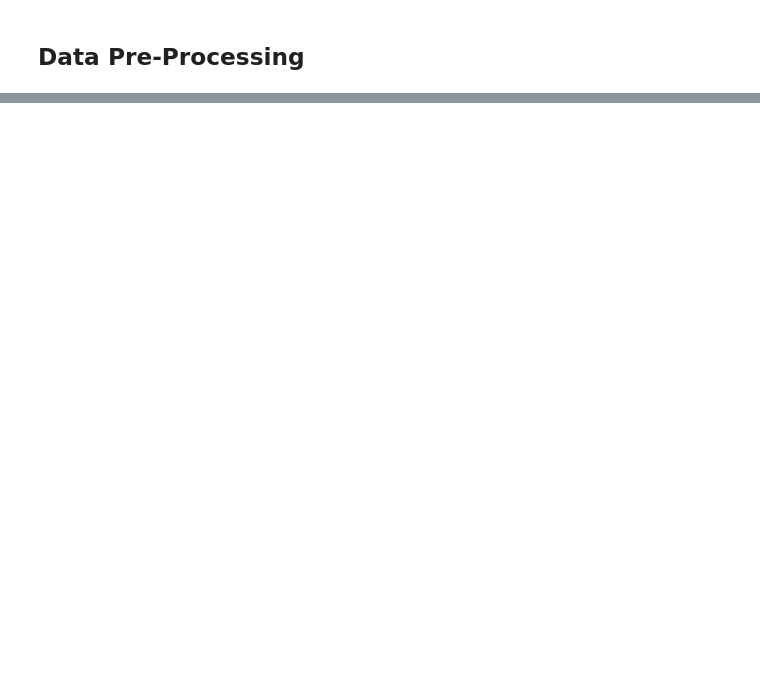
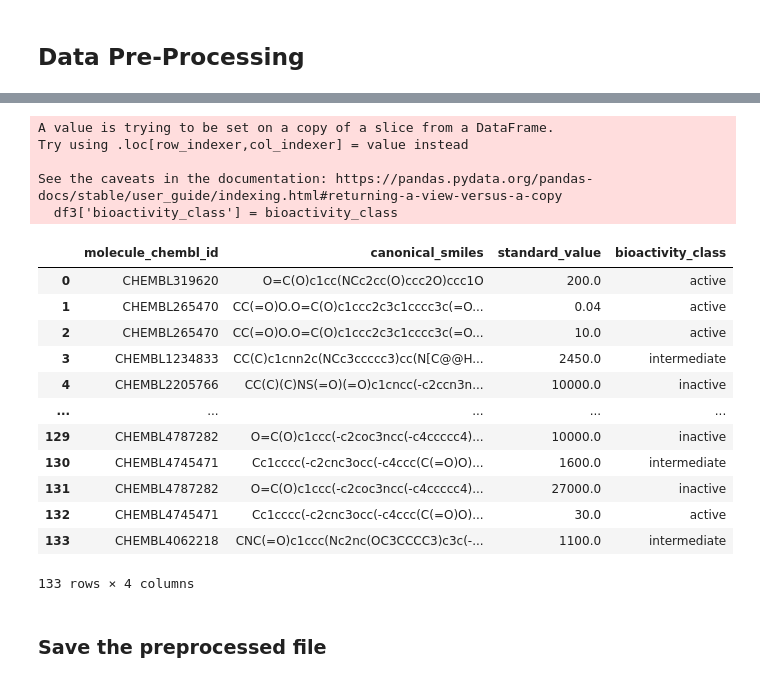
Before and after one commit to samservo09/bioinformatics-bipolar-drug-discovery, a Jupyter notebook: 1-data-collection.ipynb, the cells around one changed output, grey strips where cells are left out. Saved outputs shown, nothing was run; the diff lists cells and outputs as text; code cells hidden in the pictures; blank space fills up the shorter version.

Commit message:
preprocessed the collected data

```diff
--- a/1-data-collection.ipynb
+++ b/1-data-collection.ipynb
@@ -62,0 +116,3 @@ dtype: object
+# %%
+df2 = df[df.standard_value.notna()]
+df2
@@ -62,0 +149,9 @@ dtype: object
+# %%
+bioactivity_class = []
+for i in df2.standard_value:
+  if float(i) >= 10000:
+    bioactivity_class.append("inactive")
+  elif float(i) <= 1000:
+    bioactivity_class.append("active")
+  else:
+    bioactivity_class.append("intermediate")
@@ -62,0 +186,4 @@ dtype: object
+# %%
+selection = ['molecule_chembl_id', 'canonical_smiles', 'standard_value']
+df3 = df2[selection]
+df3
@@ -62,0 +204,25 @@ dtype: object
+# %%
+# combine bioactivity column with the created dataframe
+df3['bioactivity_class'] = bioactivity_class
+df3
+# %% [output]
+A value is trying to be set on a copy of a slice from a DataFrame.
+Try using .loc[row_indexer,col_indexer] = value instead
+
+See the caveats in the documentation: https://pandas.pydata.org/pandas-docs/stable/user_guide/indexing.html#returning-a-view-versus-a-copy
+  df3['bioactivity_class'] = bioactivity_class
+|  | molecule_chembl_id | canonical_smiles | standard_value | bioactivity_class |
+| 0 | CHEMBL319620 | O=C(O)c1cc(NCc2cc(O)ccc2O)ccc1O | 200.0 | active |
+| 1 | CHEMBL265470 | CC(=O)O.O=C(O)c1ccc2c3c1cccc3c(=O... | 0.04 | active |
+| 2 | CHEMBL265470 | CC(=O)O.O=C(O)c1ccc2c3c1cccc3c(=O... | 10.0 | active |
+| 3 | CHEMBL1234833 | CC(C)c1cnn2c(NCc3ccccc3)cc(N[C@@H... | 2450.0 | intermediate |
+| 4 | CHEMBL2205766 | CC(C)(C)NS(=O)(=O)c1cncc(-c2ccn3n... | 10000.0 | inactive |
+| ... | ... | ... | ... | ... |
+| 129 | CHEMBL4787282 | O=C(O)c1ccc(-c2coc3ncc(-c4ccccc4)... | 10000.0 | inactive |
+| 130 | CHEMBL4745471 | Cc1cccc(-c2cnc3occ(-c4ccc(C(=O)O)... | 1600.0 | intermediate |
+| 131 | CHEMBL4787282 | O=C(O)c1ccc(-c2coc3ncc(-c4ccccc4)... | 27000.0 | inactive |
+| 132 | CHEMBL4745471 | Cc1cccc(-c2cnc3occ(-c4ccc(C(=O)O)... | 30.0 | active |
+| 133 | CHEMBL4062218 | CNC(=O)c1ccc(Nc2nc(OC3CCCC3)c3c(-... | 1100.0 | intermediate |
+133 rows × 4 columns
+# %% [markdown]
+### Save the preprocessed file
```
Also changed, not shown: parts of 27 cells of this notebook.
